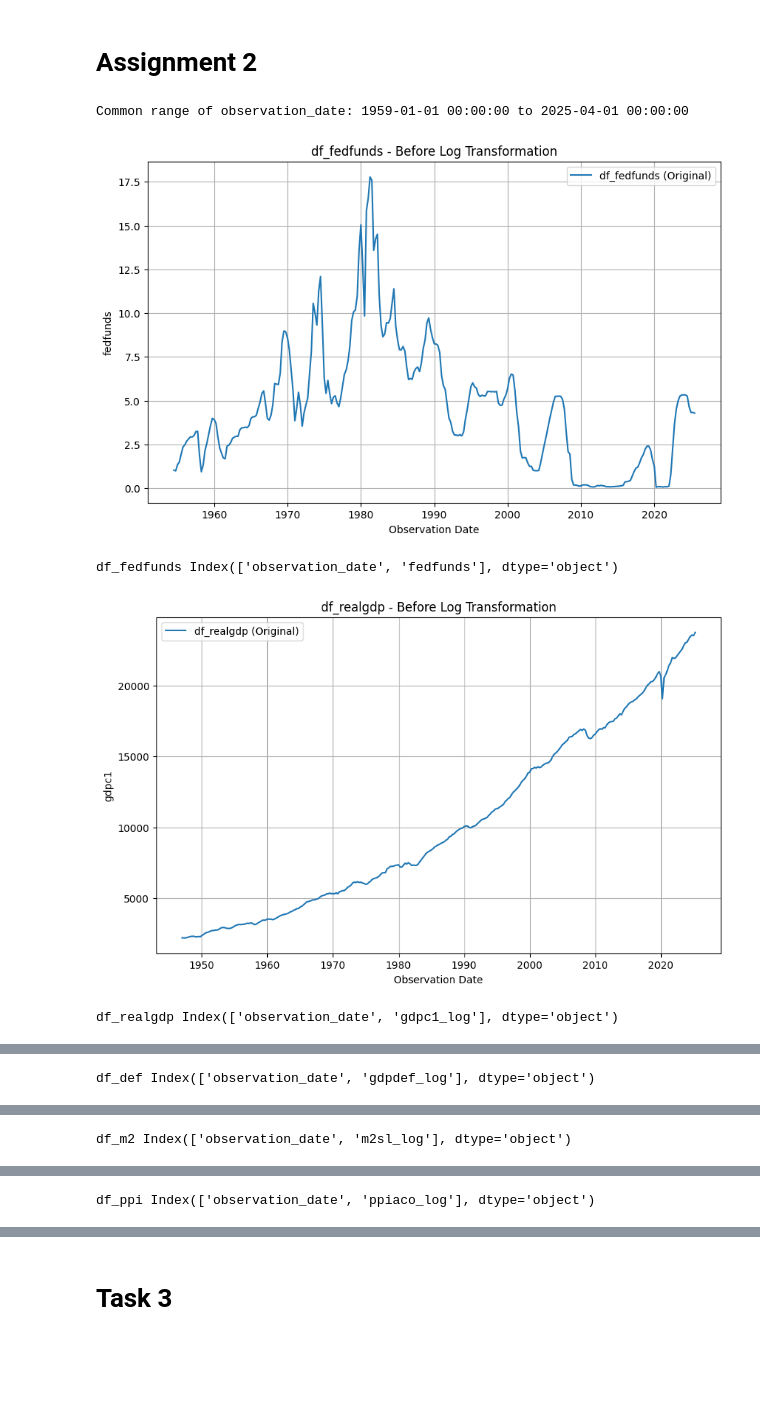
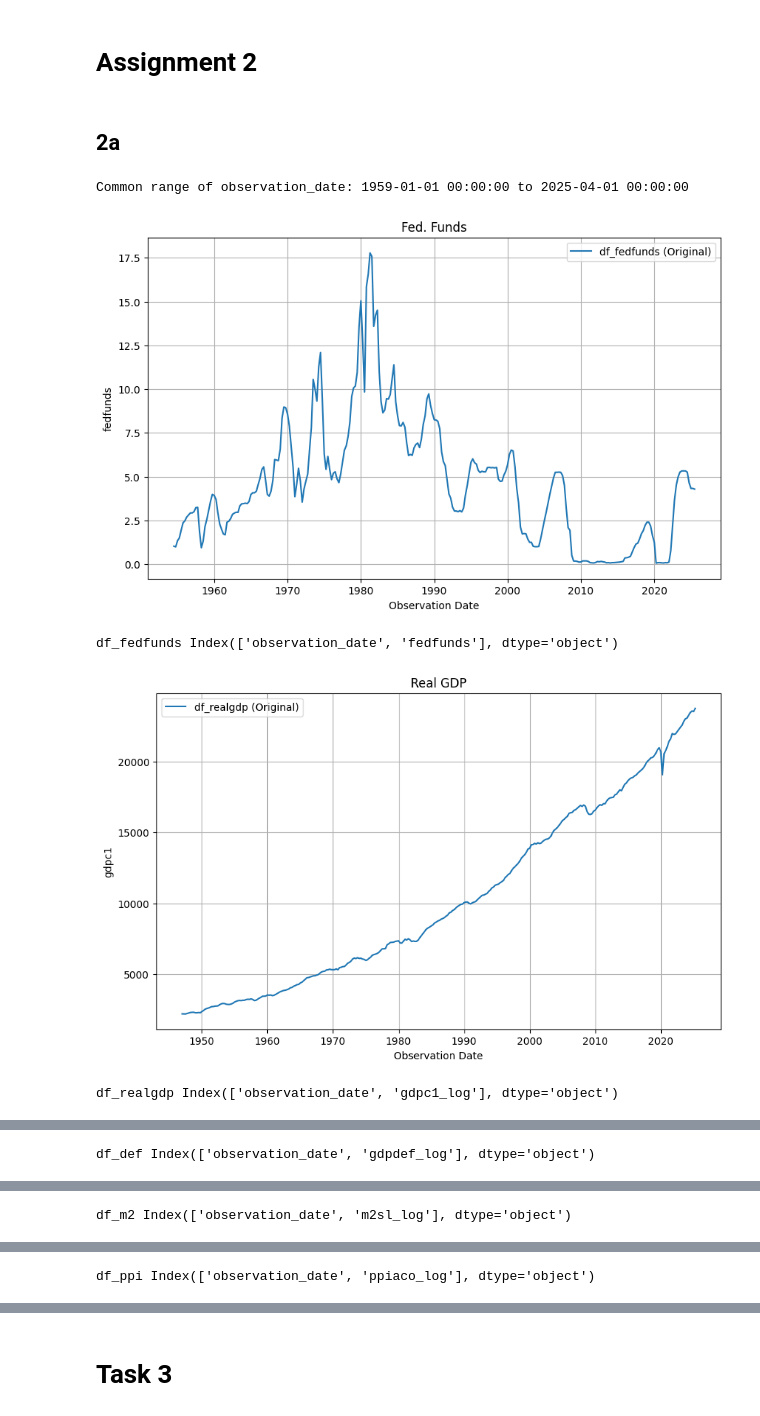
Before and after one commit to janeschentum/TSA2, a Jupyter notebook: assign2/analysis.ipynb, the cells around one changed output, grey strips where cells are left out. Saved outputs shown, nothing was run; the diff lists cells and outputs as text; code cells hidden in the pictures; blank space fills up the shorter version.

```diff
--- a/assign2/analysis.ipynb
+++ b/assign2/analysis.ipynb
@@ -44,5 +45,7 @@ Since one abs Eigenbale for B is > 1, stationarity is not fulfilled.
 # %% [markdown]
 # Assignment 2
+# %% [markdown]
+## 2a
 # %%
 file_names = [
     "FEDFUNDS.csv",
@@ -60,40 +63,47 @@ df_names = [
     "df_ppi",
 ]
 
+clear_names = {
+    "df_fedfunds":"Fed. Funds",
+    "df_realgdp": "Real GDP",
+    "df_def": "GDP Deflator",
+    "df_m2": "M2",
+    "df_ppi":" Price Index",
+}
 data_folder = "data/task_2/"
 
 dfs = {}
 
 for file_name, df_name in zip(file_names, df_names):
     df = pd.read_csv(f"{data_folder}{file_name}")
     df.columns = df.columns.str.lower()
     df["observation_date"] = pd.to_datetime(df["observation_date"])
     dfs[df_name] = df
 
 common_start = max(df["observation_date"].min() for df in dfs.values())
 common_end = min(df["observation_date"].max() for df in dfs.values())
 print(f"Common range of observation_date: {common_start} to {common_end}")
 
 for df_name, df in dfs.items():
     plt.figure(figsize=(10, 6))
     plt.plot(df["observation_date"], df.iloc[:, 1], label=f"{df_name} (Original)")
-    plt.title(f"{df_name} - Before Log Transformation")
+    plt.title(f"{clear_names[df_name]}")
     plt.xlabel("Observation Date")
     plt.ylabel(df.columns[1])
     plt.legend()
     plt.grid()
     plt.show()
     globals()[df_name] = df
     if df_name != 'df_fedfunds':
         df[df.columns[1]] = np.log(df[df.columns[1]])
         df = df.rename(columns={df.columns[1]: f"{df.columns[1]}_log"})
     dfs[df_name] = df
     globals()[df_name] = df
 
     print(df_name, df.columns)
 # %% [output]
 Common range of observation_date: 1959-01-01 00:00:00 to 2025-04-01 00:00:00
-[figure, old version]
+[figure, new version]
 df_fedfunds Index(['observation_date', 'fedfunds'], dtype='object')
-[figure, old version]
+[figure, new version]
 df_realgdp Index(['observation_date', 'gdpc1_log'], dtype='object')
```
Also changed, not shown: parts of 22 cells of this notebook.
